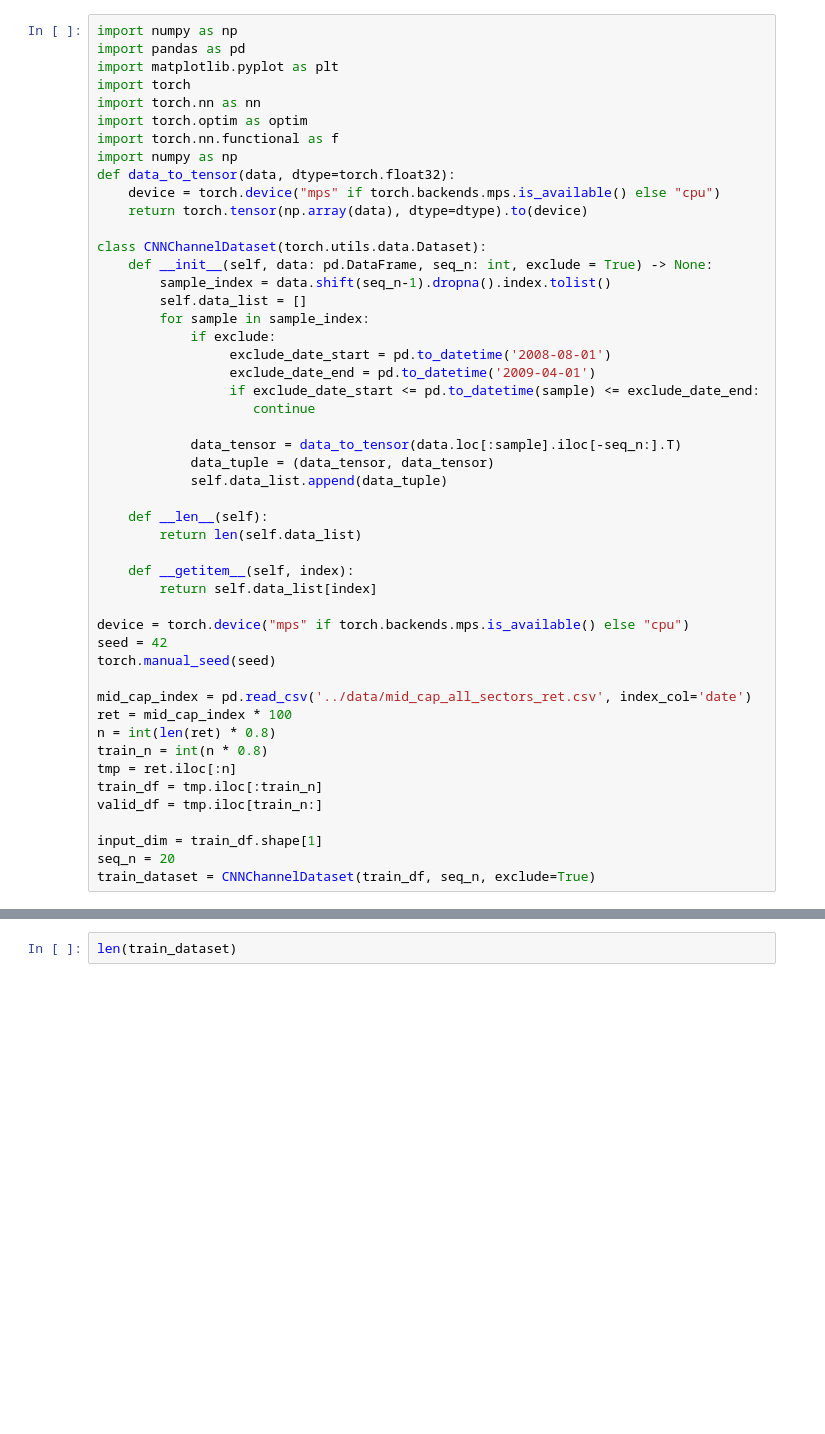
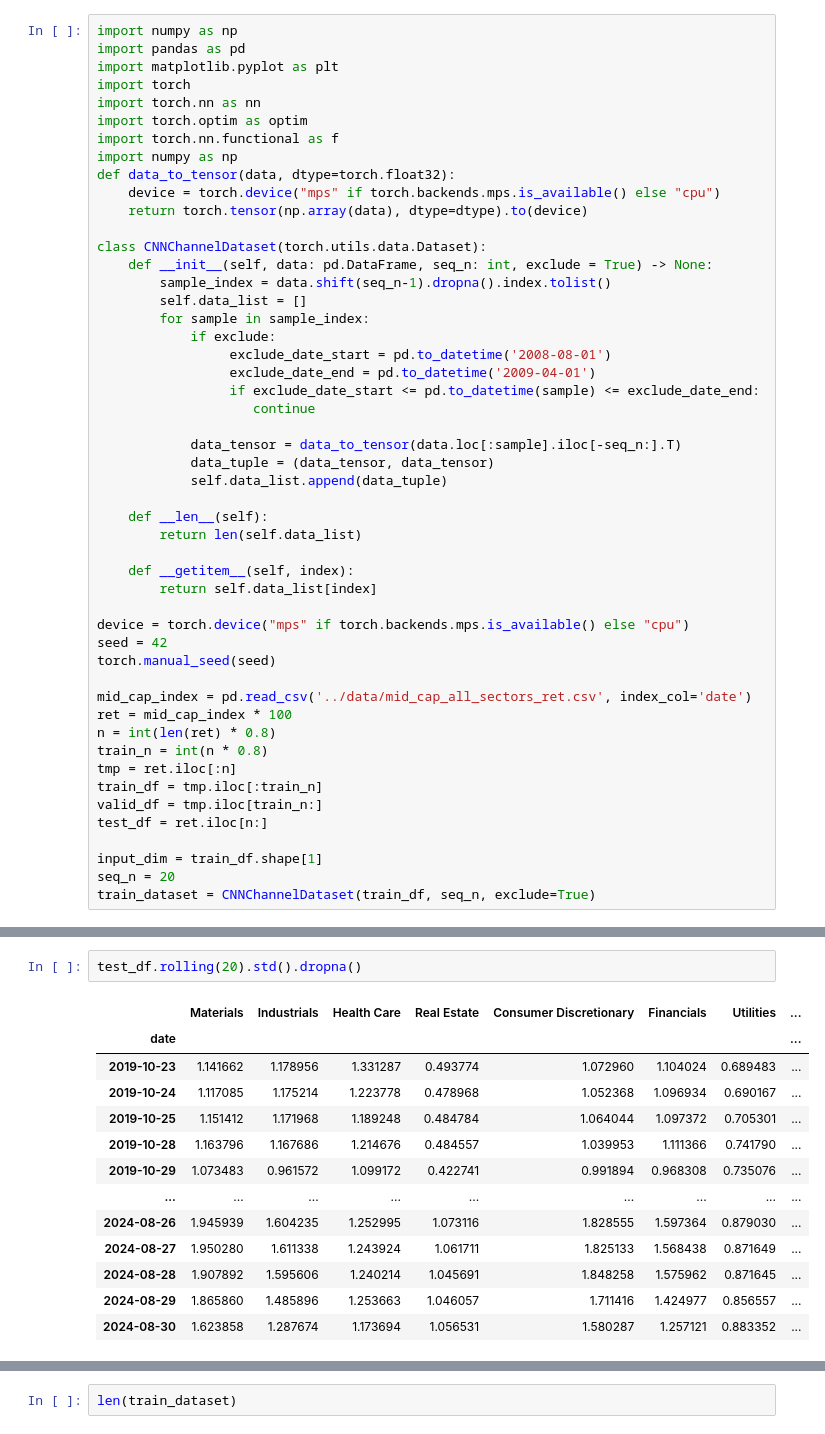
Before and after one commit to ZedongDaniel/capstone, a Jupyter notebook: tmp/cnn1d_dim_check.ipynb, the cells around one changed output, grey strips where cells are left out. Drawn from its saved outputs; the diff is of its cells as text; blank space fills up the shorter version.

```diff
--- a/tmp/cnn1d_dim_check.ipynb
+++ b/tmp/cnn1d_dim_check.ipynb
@@ -43,6 +43,7 @@ train_n = int(n * 0.8)
 tmp = ret.iloc[:n]
 train_df = tmp.iloc[:train_n]
 valid_df = tmp.iloc[train_n:]
+test_df = ret.iloc[n:]
 
 input_dim = train_df.shape[1]
 seq_n = 20
@@ -49,0 +60,16 @@ train_dataset = CNNChannelDataset(train_df, seq_n, exclude=True)
+# %%
+test_df.rolling(20).std().dropna()
+# %% [output]
+|  | Materials | Industrials | Health Care | Real Estate | Consumer Discretionary | Financials | Utilities | ... |
+| date |  |  |  |  |  |  |  | ... |
+| 2019-10-23 | 1.141662 | 1.178956 | 1.331287 | 0.493774 | 1.072960 | 1.104024 | 0.689483 | ... |
+| 2019-10-24 | 1.117085 | 1.175214 | 1.223778 | 0.478968 | 1.052368 | 1.096934 | 0.690167 | ... |
+| 2019-10-25 | 1.151412 | 1.171968 | 1.189248 | 0.484784 | 1.064044 | 1.097372 | 0.705301 | ... |
+| 2019-10-28 | 1.163796 | 1.167686 | 1.214676 | 0.484557 | 1.039953 | 1.111366 | 0.741790 | ... |
+| 2019-10-29 | 1.073483 | 0.961572 | 1.099172 | 0.422741 | 0.991894 | 0.968308 | 0.735076 | ... |
+| ... | ... | ... | ... | ... | ... | ... | ... | ... |
+| 2024-08-26 | 1.945939 | 1.604235 | 1.252995 | 1.073116 | 1.828555 | 1.597364 | 0.879030 | ... |
+| 2024-08-27 | 1.950280 | 1.611338 | 1.243924 | 1.061711 | 1.825133 | 1.568438 | 0.871649 | ... |
+| 2024-08-28 | 1.907892 | 1.595606 | 1.240214 | 1.045691 | 1.848258 | 1.575962 | 0.871645 | ... |
+| 2024-08-29 | 1.865860 | 1.485896 | 1.253663 | 1.046057 | 1.711416 | 1.424977 | 0.856557 | ... |
+| 2024-08-30 | 1.623858 | 1.287674 | 1.173694 | 1.056531 | 1.580287 | 1.257121 | 0.883352 | ... |
```
Also changed, not shown: parts of 4 cells of this notebook, 8 other files.
